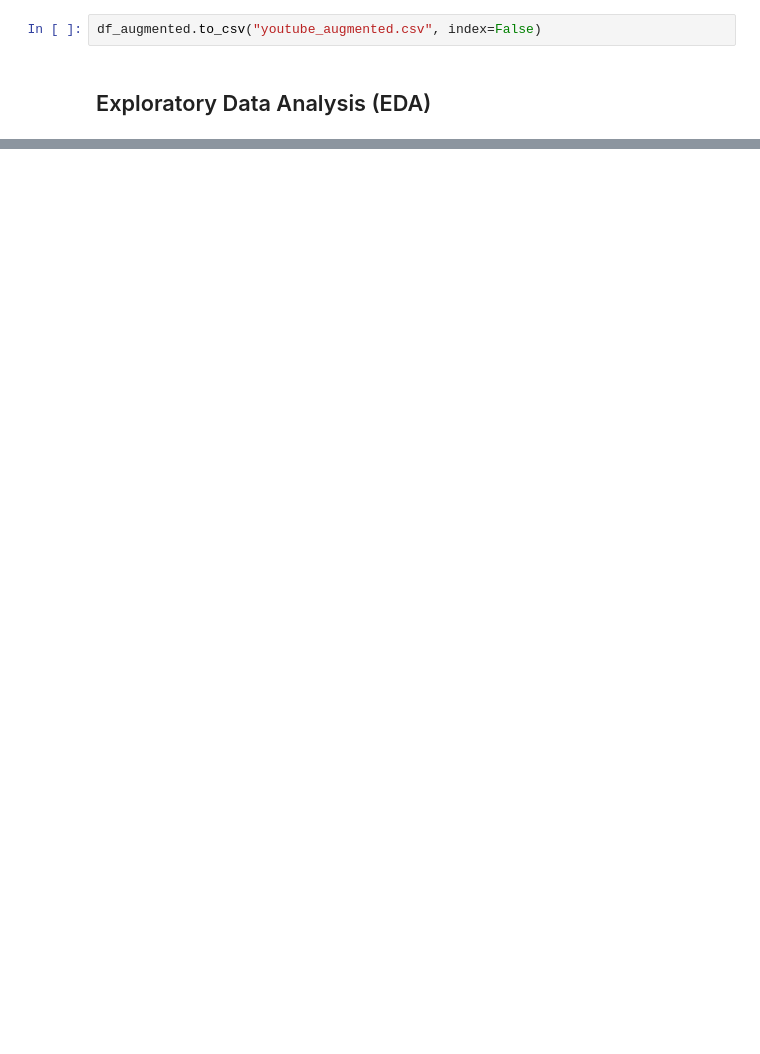
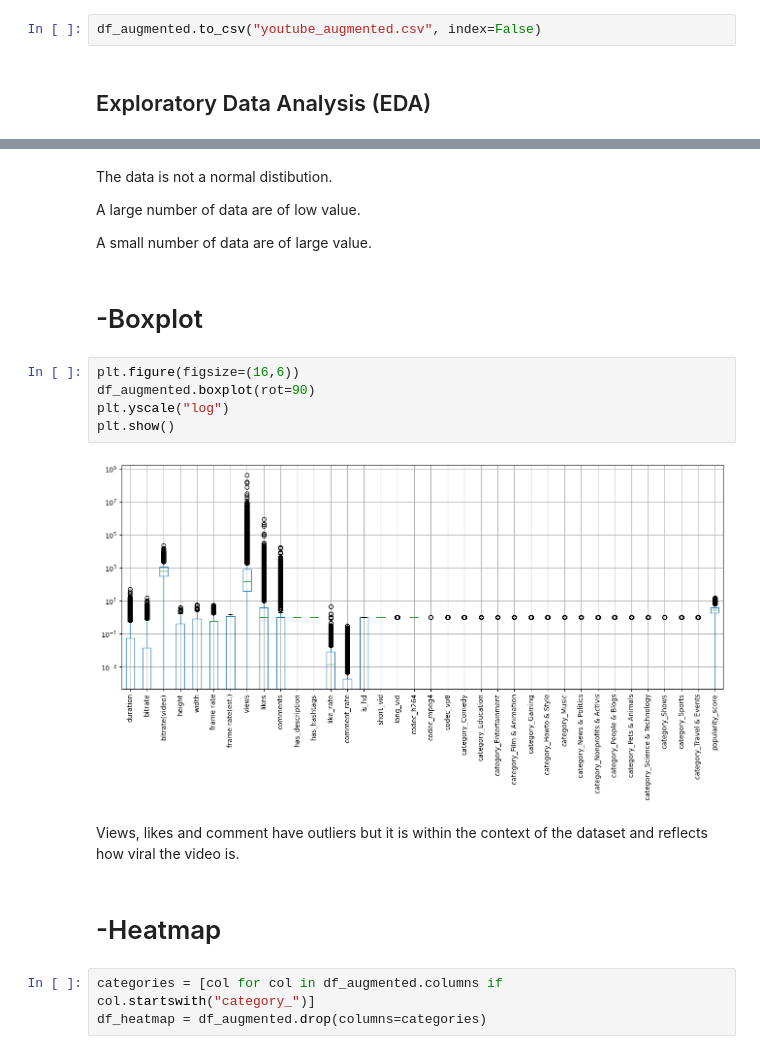
Before and after one commit to ghaida-alsalamah/T2-AI-TASK, a Jupyter notebook: T2-AI-TASK.ipynb, the cells around one changed output, grey strips where cells are left out. Cells and saved outputs as stored; diff of their text form; blank space fills up the shorter version.

```diff
--- a/T2-AI-TASK.ipynb
+++ b/T2-AI-TASK.ipynb
@@ -315,0 +445,22 @@ df_augmented.to_csv("youtube_augmented.csv", index=False)
+# %% [markdown]
+The data is not a normal distibution.
+
+A large number of data are of low value.
+
+A small number of data are of large value.
+# %% [markdown]
+# -Boxplot
+# %%
+plt.figure(figsize=(16,6))
+df_augmented.boxplot(rot=90)
+plt.yscale("log")
+plt.show()
+# %% [output]
+[figure, added]
+# %% [markdown]
+Views, likes and comment have outliers but it is within the context of the dataset and reflects how viral the video is.
+# %% [markdown]
+# -Heatmap
+# %%
+categories = [col for col in df_augmented.columns if col.startswith("category_")]
+df_heatmap = df_augmented.drop(columns=categories)
```
Also changed, not shown: parts of 26 cells of this notebook.
